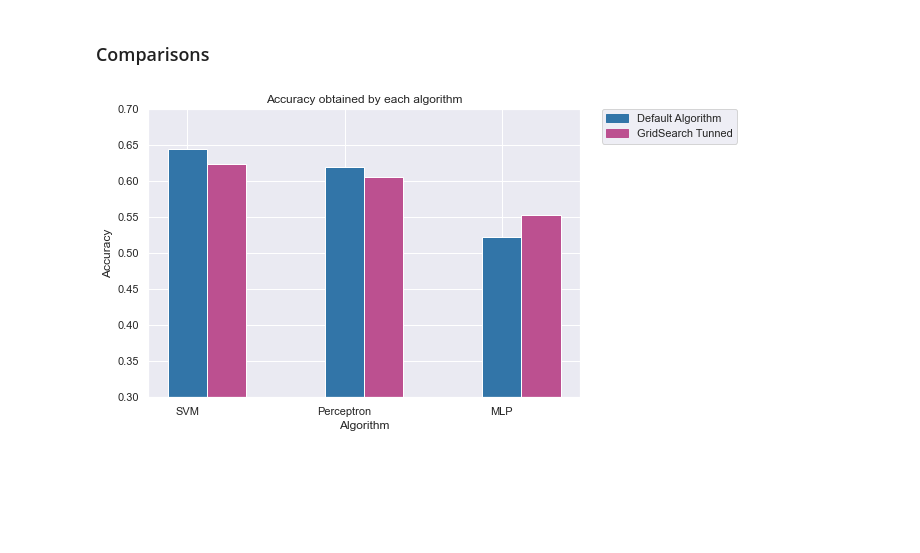
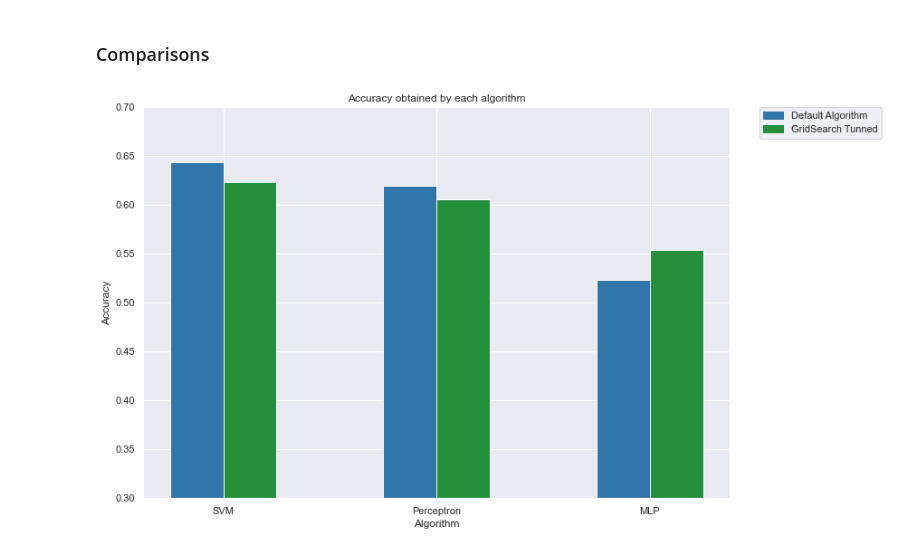
Before and after one commit to joaoDossena/MIEIC-IART, a Jupyter notebook: proj2 - Irony Detection/src/notebooks/Delivery.ipynb, the cells around one changed output. Cells and saved outputs as stored; diff of their text form; code cells hidden in the pictures; blank space fills up the shorter version.

Commit message:
Graphs for accuracy (default/gridsearch), training/prediction times and scores comparisons

```diff
--- a/proj2 - Irony Detection/src/notebooks/Delivery.ipynb
+++ b/proj2 - Irony Detection/src/notebooks/Delivery.ipynb
@@ -590,28 +590,29 @@ import matplotlib.patches as mpatches
 # %%
 data = [
             [svc_for_graph['accuracy'], perceptron_default_for_graph['accuracy'], mlp_default_for_graph['accuracy']],
             [svc_tunning_for_graph['accuracy'], perceptron_tunning_for_graph['accuracy'], mlp_tunning_for_graph['accuracy']]
        ]
 
 X = np.arange(3)
 fig = plt.figure()
-ax = fig.add_axes([0,0,1,1])
+ax = fig.add_axes([0,0,1.5,1.5])
 ax.bar(X + 0.0, data[0], color = '#3275a8', width = 0.25, tick_label=['SVM', 'Perceptron', 'MLP'])
-ax.bar(X + 0.25, data[1], color = '#bc5090', width = 0.25)
-# ax.bar(X + 0.50, data[2], color = '#ffa600', width = 0.25)
+ax.bar(X + 0.25, data[1], color = '#258f3c', width = 0.25)
+
+plt.xticks([0.125,1.125,2.125], ['SVM', 'Perceptron', 'MLP'])
 
 default_patch = mpatches.Patch(color='#3275a8', label='Default Algorithm')
-tunned_patch = mpatches.Patch(color='#bc5090', label='GridSearch Tunned')
+tunned_patch = mpatches.Patch(color='#258f3c', label='GridSearch Tunned')
 plt.legend(handles=[default_patch, tunned_patch], bbox_to_anchor=(1.05, 1), loc='upper left', borderaxespad=0.)
 plt.ylim(0.3, 0.7) # y limits
 
 plt.xlabel("Algorithm")
 plt.ylabel("Accuracy")
 plt.title("Accuracy obtained by each algorithm")
 
 print()
 # %% [output]
-[figure, old version]
+[figure, new version]
 # %%
 data = [
             [float(svc_train_time), float(perceptron_train_time), float(mlp_train_time)]
```
Also changed, not shown: parts of 3 cells of this notebook.
